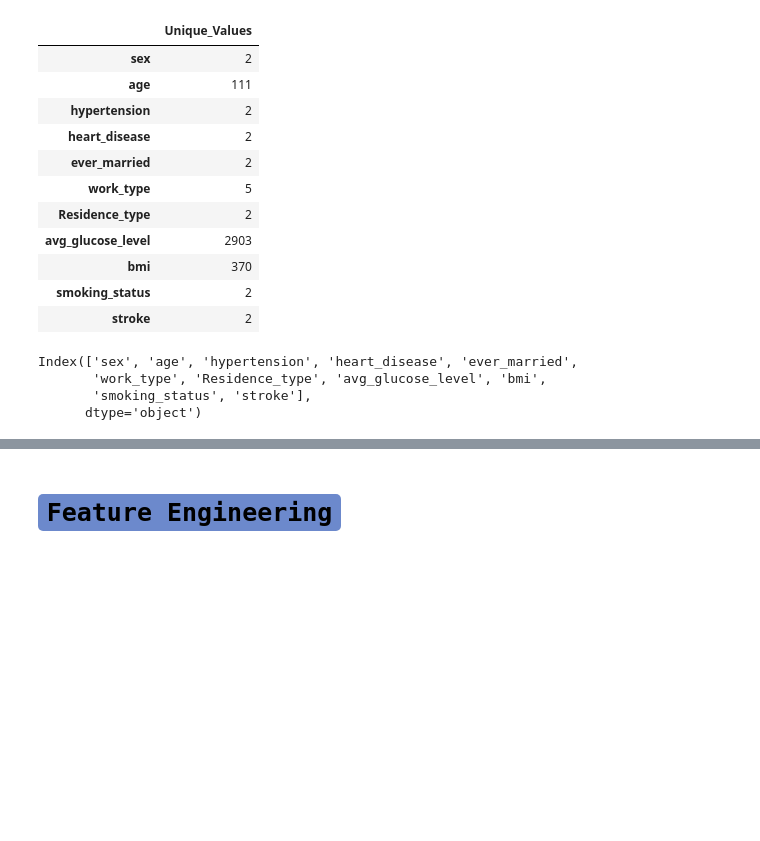
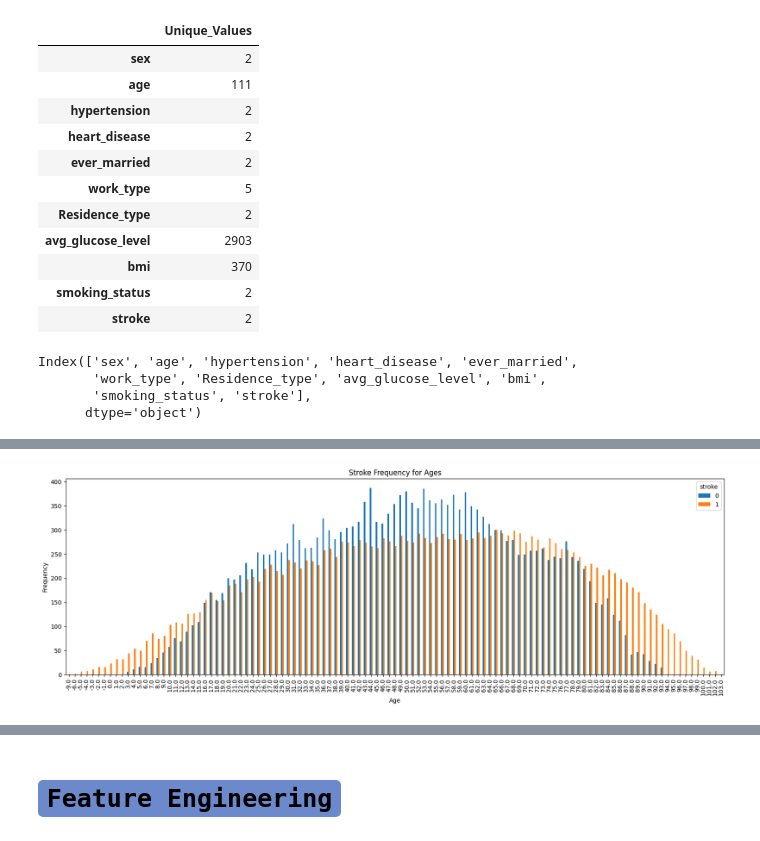
Before and after one commit to akram-25/ML-P2-18-Group-Project, a Jupyter notebook: Notebooks/ML Project.ipynb, the cells around one changed output, grey strips where cells are left out. Cells and saved outputs as stored; diff of their text form; code cells hidden in the pictures; blank space fills up the shorter version.

```diff
--- a/Notebooks/ML Project.ipynb
+++ b/Notebooks/ML Project.ipynb
@@ -153,0 +156,8 @@ cols=['sex', 'age', 'hypertension', 'heart_disease', 'ever_married',
+# %%
+pd.crosstab(df.age,df.stroke).plot(kind="bar",figsize=(20,6))
+plt.title('Stroke Frequency for Ages')
+plt.xlabel('Age')
+plt.ylabel('Frequency')
+plt.show()
+# %% [output]
+[figure, added]
```
Also changed, not shown: parts of 83 cells of this notebook, 4 other files.
